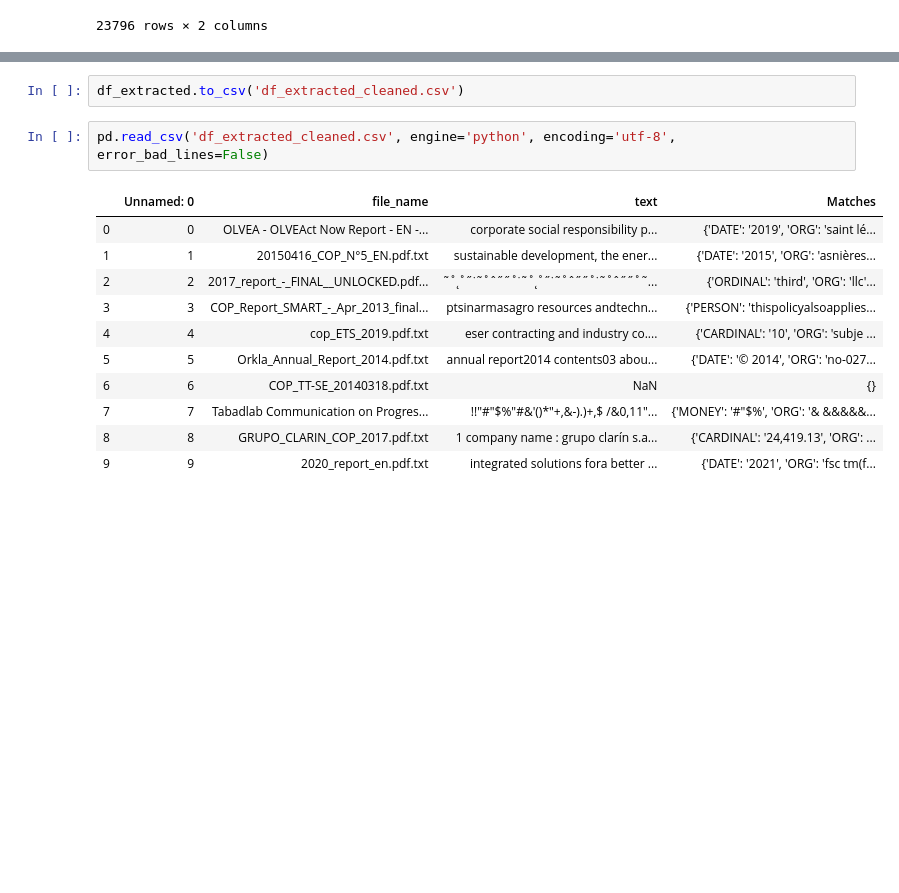
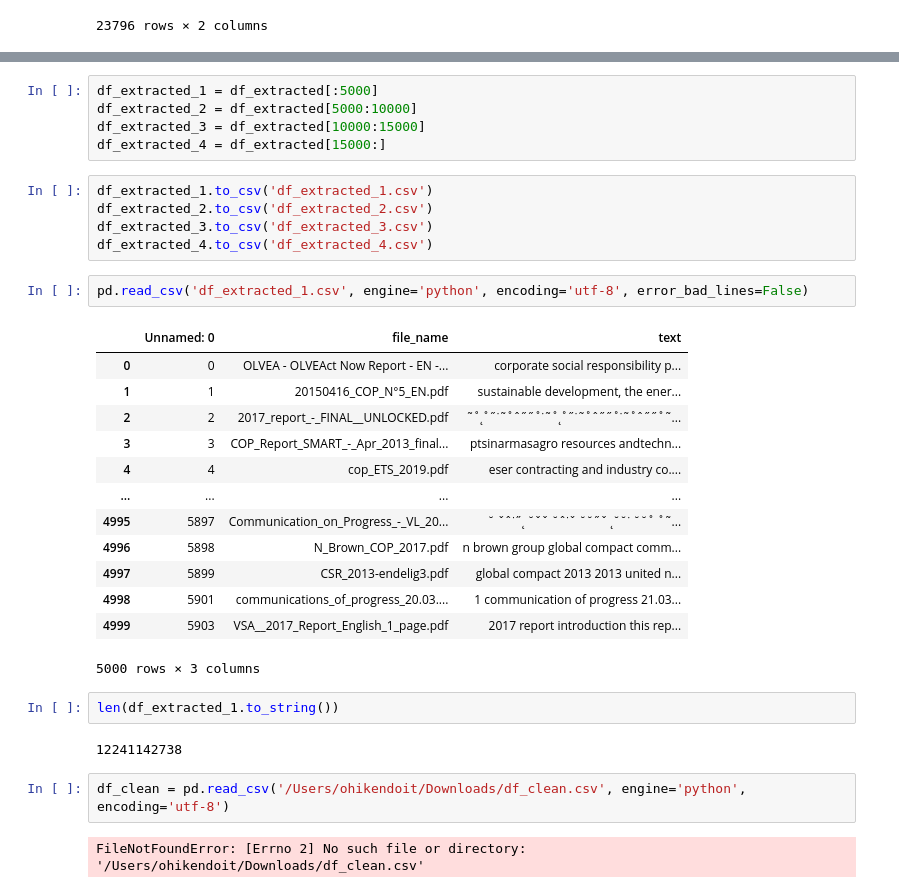
Before and after one commit to ohikendoit/CBi-MRC-Analytics, a Jupyter notebook: src/NER/dataframe.ipynb, the cells around one changed output, grey strips where cells are left out. Saved outputs shown, nothing was run; the diff lists cells and outputs as text; blank space fills up the shorter version.

```diff
--- a/src/NER/dataframe.ipynb
+++ b/src/NER/dataframe.ipynb
@@ -97,16 +116,34 @@ df_extracted
-# %%
-df_extracted.to_csv('df_extracted_cleaned.csv')
+# %%
+df_extracted_1 = df_extracted[:5000]
+df_extracted_2 = df_extracted[5000:10000]
+df_extracted_3 = df_extracted[10000:15000]
+df_extracted_4 = df_extracted[15000:]
+# %%
+df_extracted_1.to_csv('df_extracted_1.csv')
+df_extracted_2.to_csv('df_extracted_2.csv')
+df_extracted_3.to_csv('df_extracted_3.csv')
+df_extracted_4.to_csv('df_extracted_4.csv')
 # %%
-pd.read_csv('df_extracted_cleaned.csv', engine='python', encoding='utf-8', error_bad_lines=False)
+pd.read_csv('df_extracted_1.csv', engine='python', encoding='utf-8', error_bad_lines=False)
 # %% [output]
-|  | Unnamed: 0 | file_name | text | Matches |
-| 0 | 0 | OLVEA - OLVEAct Now Report - EN -... | corporate social responsibility p... | {'DATE': '2019', 'ORG': 'saint lé... |
-| 1 | 1 | 20150416_COP_N°5_EN.pdf.txt | sustainable development, the ener... | {'DATE': '2015', 'ORG': 'asnières... |
-| 2 | 2 | 2017_report_-_FINAL__UNLOCKED.pdf... | ˜˚˛˚˝˙˜˚ˆ˝˝˚˙˜˚˛˚˝˙˜˚ˆ˝˝˚˙˜˚ˆ˝˝˚˜... | {'ORDINAL': 'third', 'ORG': 'llc'... |
-| 3 | 3 | COP_Report_SMART_-_Apr_2013_final... | ptsinarmasagro resources andtechn... | {'PERSON': 'thispolicyalsoapplies... |
-| 4 | 4 | cop_ETS_2019.pdf.txt | eser contracting and industry co.... | {'CARDINAL': '10', 'ORG': 'subje ... |
-| 5 | 5 | Orkla_Annual_Report_2014.pdf.txt | annual report2014 contents03 abou... | {'DATE': '© 2014', 'ORG': 'no-027... |
-| 6 | 6 | COP_TT-SE_20140318.pdf.txt | NaN | {} |
-| 7 | 7 | Tabadlab Communication on Progres... | !!"#"$%"#&'()*"+,&-).)+,$ /&0,11"... | {'MONEY': '#"$%', 'ORG': '& &&&&&... |
-| 8 | 8 | GRUPO_CLARIN_COP_2017.pdf.txt | 1 company name : grupo clarín s.a... | {'CARDINAL': '24,419.13', 'ORG': ... |
-| 9 | 9 | 2020_report_en.pdf.txt | integrated solutions fora better ... | {'DATE': '2021', 'ORG': 'fsc tm(f... |
+|  | Unnamed: 0 | file_name | text |
+| 0 | 0 | OLVEA - OLVEAct Now Report - EN -... | corporate social responsibility p... |
+| 1 | 1 | 20150416_COP_N°5_EN.pdf | sustainable development, the ener... |
+| 2 | 2 | 2017_report_-_FINAL__UNLOCKED.pdf | ˜˚˛˚˝˙˜˚ˆ˝˝˚˙˜˚˛˚˝˙˜˚ˆ˝˝˚˙˜˚ˆ˝˝˚˜... |
+| 3 | 3 | COP_Report_SMART_-_Apr_2013_final... | ptsinarmasagro resources andtechn... |
+| 4 | 4 | cop_ETS_2019.pdf | eser contracting and industry co.... |
+| ... | ... | ... | ... |
+| 4995 | 5897 | Communication_on_Progress_-_VL_20... | ˘ ˇˆ˙˝˛ ˘ˇˇ ˘ˆ˙ˇ ˘˘˝ˇ ˛˘˘˙ ˘˘˚ ˚˜... |
+| 4996 | 5898 | N_Brown_COP_2017.pdf | n brown group global compact comm... |
+| 4997 | 5899 | CSR_2013-endelig3.pdf | global compact 2013 2013 united n... |
+| 4998 | 5901 | communications_of_progress_20.03.... | 1 communication of progress 21.03... |
+| 4999 | 5903 | VSA__2017_Report_English_1_page.pdf | 2017 report introduction this rep... |
+5000 rows × 3 columns
+# %%
+len(df_extracted_1.to_string())
+# %% [output]
+12241142738
+# %%
+df_clean = pd.read_csv('/Users/ohikendoit/Downloads/df_clean.csv', engine='python', encoding='utf-8')
+# %% [output]
+FileNotFoundError: [Errno 2] No such file or directory: '/Users/ohikendoit/Downloads/df_clean.csv'
```
Also changed, not shown: parts of 5 cells of this notebook, 8 other files.
